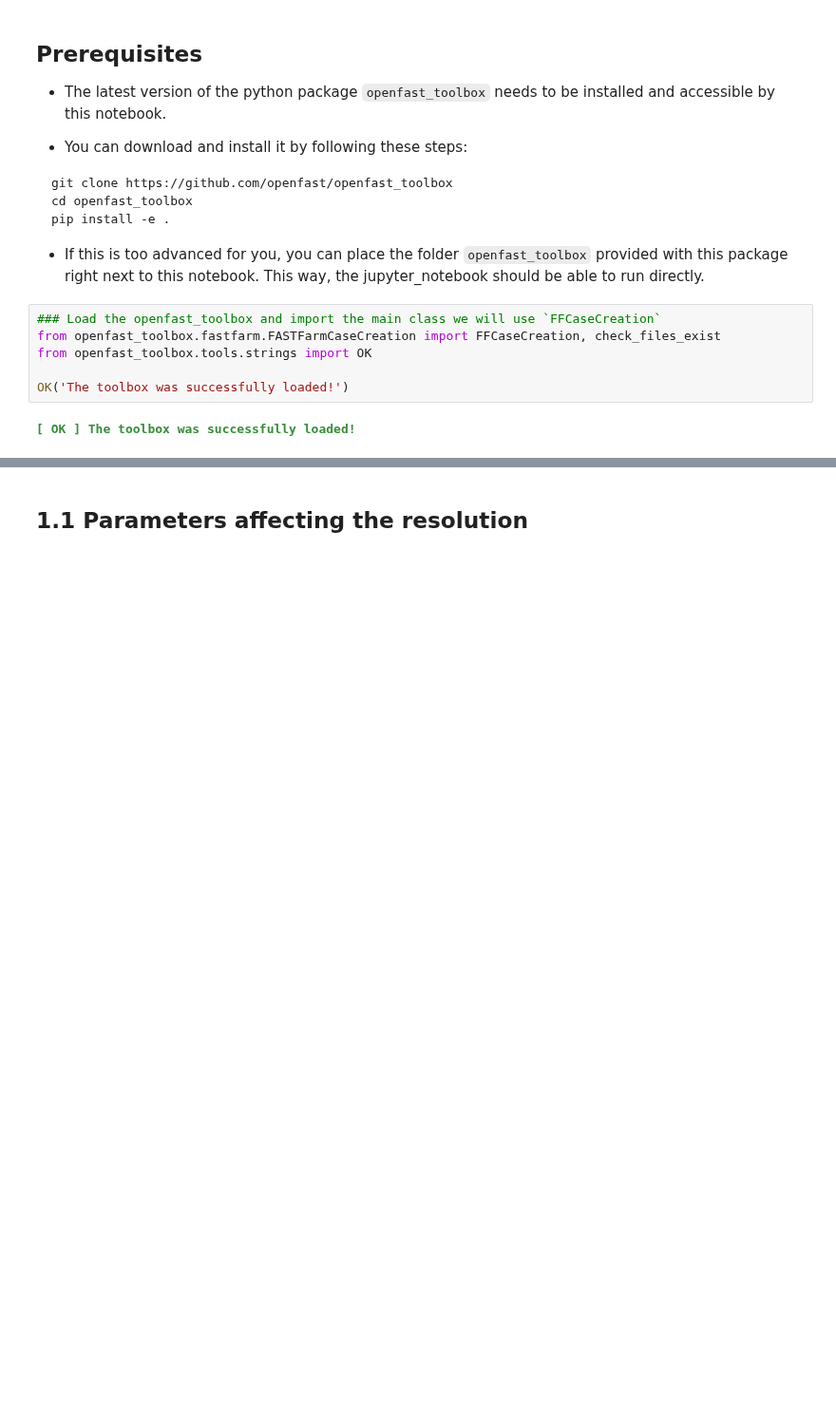
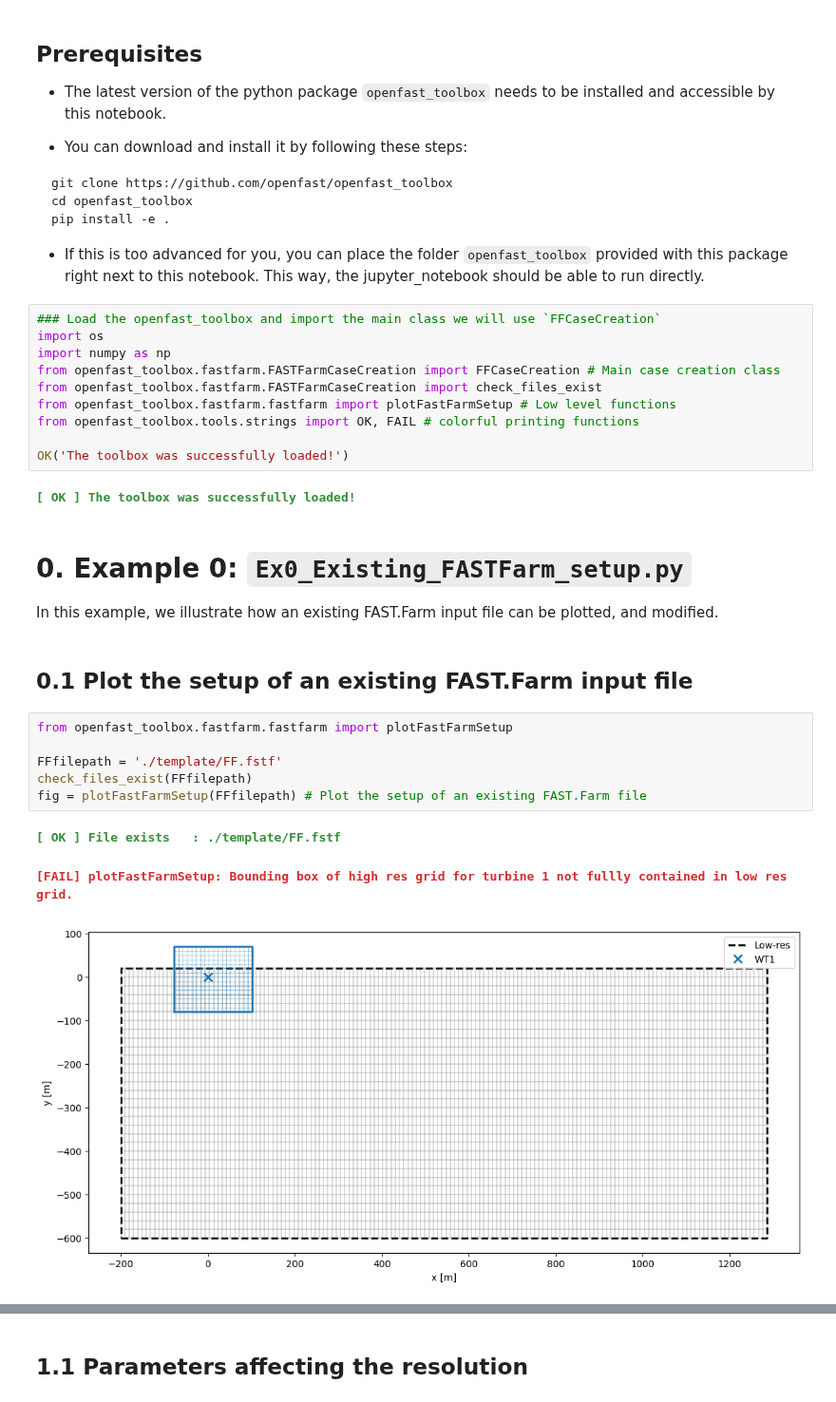
Before and after one commit to ebranlard/tmp-ff-workshop, a Jupyter notebook: examples_walkthrough_Emmanuel.ipynb, the cells around one changed output, grey strips where cells are left out. Shown at 95% size. Saved outputs shown, nothing was run; the diff lists cells and outputs as text; blank space fills up the shorter version.

```diff
--- a/examples_walkthrough_Emmanuel.ipynb
+++ b/examples_walkthrough_Emmanuel.ipynb
@@ -18,9 +33,29 @@ pip install -e .
 - If this is too advanced for you, you can place the folder `openfast_toolbox` provided with this package right next to this notebook. This way, the jupyter_notebook should be able to run directly.
 # %%
 ### Load the openfast_toolbox and import the main class we will use `FFCaseCreation`
-from openfast_toolbox.fastfarm.FASTFarmCaseCreation import FFCaseCreation, check_files_exist
-from openfast_toolbox.tools.strings import OK
+import os
+import numpy as np
+from openfast_toolbox.fastfarm.FASTFarmCaseCreation import FFCaseCreation # Main case creation class
+from openfast_toolbox.fastfarm.FASTFarmCaseCreation import check_files_exist
+from openfast_toolbox.fastfarm.fastfarm import plotFastFarmSetup # Low level functions
+from openfast_toolbox.tools.strings import OK, FAIL # colorful printing functions
 
 OK('The toolbox was successfully loaded!')
 # %% [output]
 [ OK ] The toolbox was successfully loaded!
+# %% [markdown]
+# 0. Example 0: `Ex0_Existing_FASTFarm_setup.py`
+
+In this example, we illustrate how an existing FAST.Farm input file can be plotted, and modified.
+# %% [markdown]
+## 0.1 Plot the setup of an existing FAST.Farm input file
+# %%
+from openfast_toolbox.fastfarm.fastfarm import plotFastFarmSetup
+
+FFfilepath = './template/FF.fstf'
+check_files_exist(FFfilepath)
+fig = plotFastFarmSetup(FFfilepath) # Plot the setup of an existing FAST.Farm file
+# %% [output]
+[ OK ] File exists : ./template/FF.fstf
+[FAIL] plotFastFarmSetup: Bounding box of high res grid for turbine 1 not fullly contained in low res grid.
+[figure, added]
```
Also changed, not shown: parts of 72 cells of this notebook, 11 other files.
